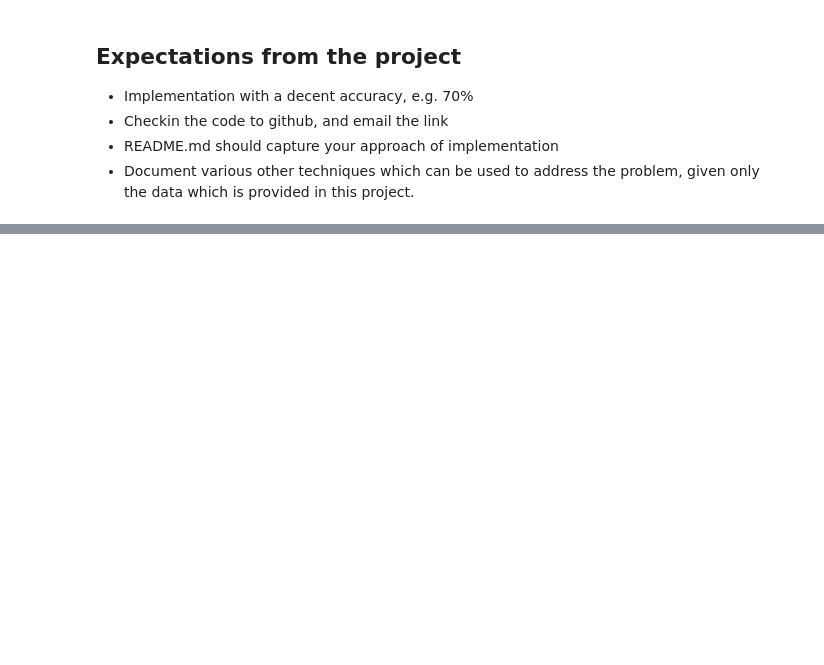
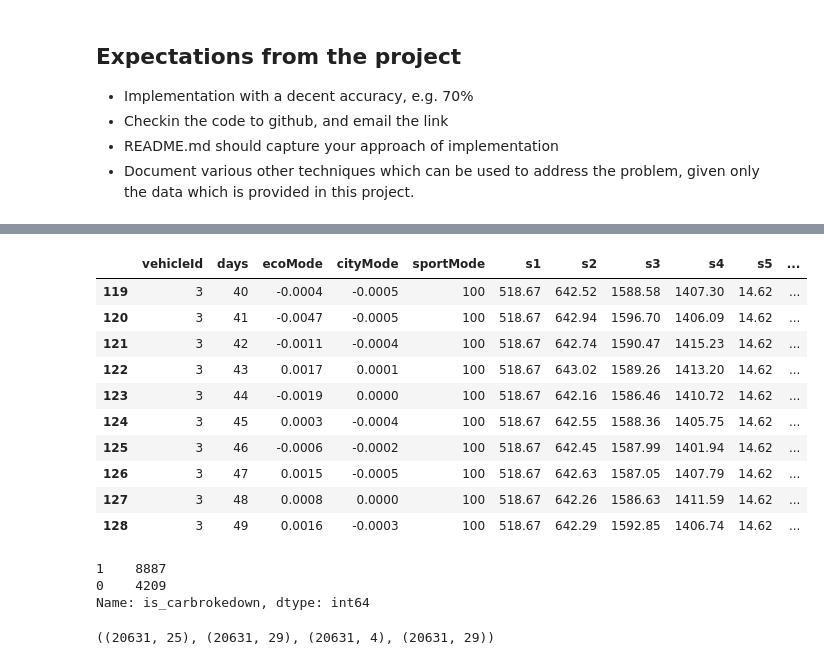
Before and after one commit to prisawant/car_breakdown_prediction, a Jupyter notebook: car_breakdown_prediction.ipynb, the cells around one changed output, grey strips where cells are left out. Saved outputs shown, nothing was run; the diff lists cells and outputs as text; code cells hidden in the pictures; blank space fills up the shorter version.

```diff
--- a/car_breakdown_prediction.ipynb
+++ b/car_breakdown_prediction.ipynb
@@ -26,0 +188,22 @@ Given a timeseries data for every **vehicleId** and the day of failure. Can we p
+# %%
+valid_df['is_carbrokedown'] = valid_df.RUL.apply(lambda x: 1 if x <=30 else 0)
+# %%
+valid_df[valid_df['is_carbrokedown']==True].head(10)
+# %% [output]
+|  | vehicleId | days | ecoMode | cityMode | sportMode | s1 | s2 | s3 | s4 | s5 | ... |
+| 119 | 3 | 40 | -0.0004 | -0.0005 | 100 | 518.67 | 642.52 | 1588.58 | 1407.30 | 14.62 | ... |
+| 120 | 3 | 41 | -0.0047 | -0.0005 | 100 | 518.67 | 642.94 | 1596.70 | 1406.09 | 14.62 | ... |
+| 121 | 3 | 42 | -0.0011 | -0.0004 | 100 | 518.67 | 642.74 | 1590.47 | 1415.23 | 14.62 | ... |
+| 122 | 3 | 43 | 0.0017 | 0.0001 | 100 | 518.67 | 643.02 | 1589.26 | 1413.20 | 14.62 | ... |
+| 123 | 3 | 44 | -0.0019 | 0.0000 | 100 | 518.67 | 642.16 | 1586.46 | 1410.72 | 14.62 | ... |
+| 124 | 3 | 45 | 0.0003 | -0.0004 | 100 | 518.67 | 642.55 | 1588.36 | 1405.75 | 14.62 | ... |
+| 125 | 3 | 46 | -0.0006 | -0.0002 | 100 | 518.67 | 642.45 | 1587.99 | 1401.94 | 14.62 | ... |
+| 126 | 3 | 47 | 0.0015 | -0.0005 | 100 | 518.67 | 642.63 | 1587.05 | 1407.79 | 14.62 | ... |
+| 127 | 3 | 48 | 0.0008 | 0.0000 | 100 | 518.67 | 642.26 | 1586.63 | 1411.59 | 14.62 | ... |
+| 128 | 3 | 49 | 0.0016 | -0.0003 | 100 | 518.67 | 642.29 | 1592.85 | 1406.74 | 14.62 | ... |
+# %%
+valid_df.is_carbrokedown.value_counts()
+# %% [output]
+1    8887
+0    4209
+Name: is_carbrokedown, dtype: int64
@@ -26,0 +223,4 @@ Given a timeseries data for every **vehicleId** and the day of failure. Can we p
+# %%
+X_subset.shape,train_df.shape,X_remain.shape,train_data.shape
+# %% [output]
+((20631, 25), (20631, 29), (20631, 4), (20631, 29))
```
Also changed, not shown: parts of 61 cells of this notebook.
